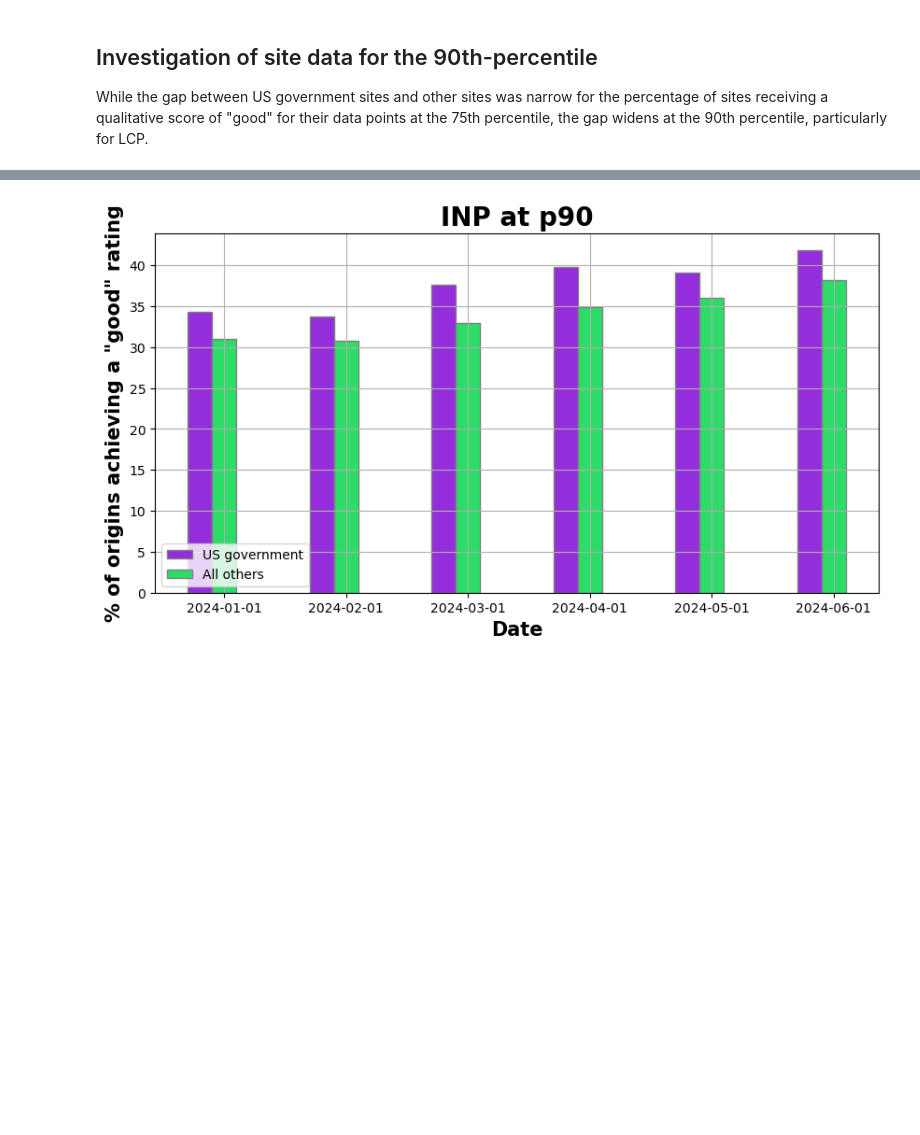
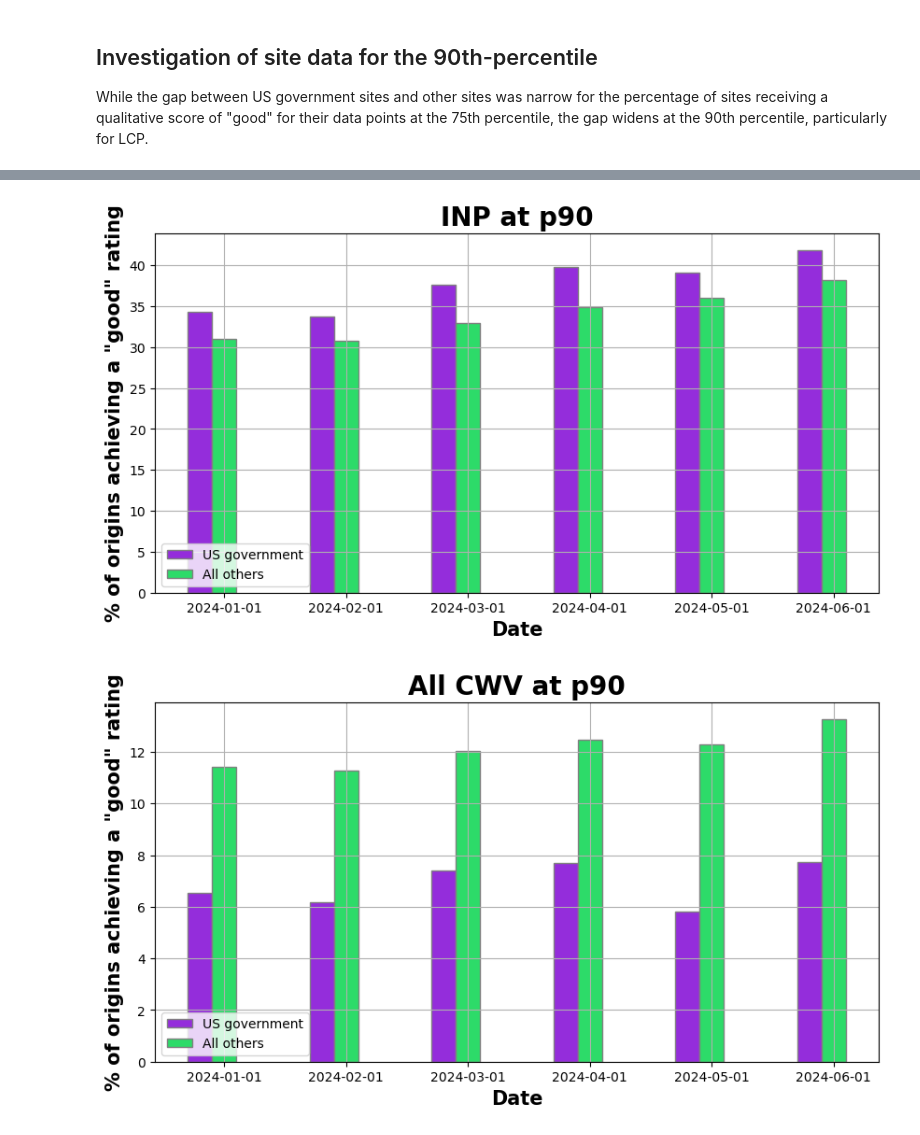
Before and after one commit to GSA-TTS/inclusive-web-performance-cx, a Jupyter notebook: research/government-website-performance.ipynb, the cells around one changed output, grey strips where cells are left out. Cells and saved outputs as stored; diff of their text form; code cells hidden in the pictures; blank space fills up the shorter version.

```diff
--- a/research/government-website-performance.ipynb
+++ b/research/government-website-performance.ipynb
@@ -152,8 +161,5 @@ While the gap between US government sites and other sites was narrow for the per
 dfNotInGov = load_results_to_dataframe('data/aggregate-cwv-not-in-government-p90.csv')
 dfInGov = load_results_to_dataframe('data/aggregate-cwv-in-government-p90.csv')
 # %%
-dfInGov.index = pd.to_datetime(dfInGov.index)
-dfNotInGov.index = pd.to_datetime(dfNotInGov.index)
-
-# Merge dataframes on index
-merged_df = pd.merge(dfInGov, dfNotInGov, left_index=True, right_index=True, suffixes=('_dfInGov', '_dfNotInGov'))
+merged_df = dfNotInGov.join(dfInGov, lsuffix='_dfNotInGov', rsuffix='_dfInGov')
+merged_df.head(500)
@@ -160,8 +176,10 @@ merged_df = pd.merge(dfInGov, dfNotInGov, left_index=True, right_index=True, suf
 # %%
 plot_individual_metric_comparison(merged_df, merged_df['pct_good_cls_dfInGov'], merged_df['pct_good_cls_dfNotInGov'], 'CLS', 'p90')
 plot_individual_metric_comparison(merged_df, merged_df['pct_good_lcp_dfInGov'], merged_df['pct_good_lcp_dfNotInGov'], 'LCP', 'p90')
 plot_individual_metric_comparison(merged_df, merged_df['pct_good_inp_dfInGov'], merged_df['pct_good_inp_dfNotInGov'], 'INP', 'p90')
+plot_individual_metric_comparison(merged_df, merged_df['pct_eligible_origins_with_good_cwv_dfInGov'], merged_df['pct_eligible_origins_with_good_cwv_dfNotInGov'], 'All CWV', 'p90')
 # %% [output]
 [figure]
 [figure]
 [figure]
+[figure, added]
```
Also changed, not shown: parts of 4 cells of this notebook.
